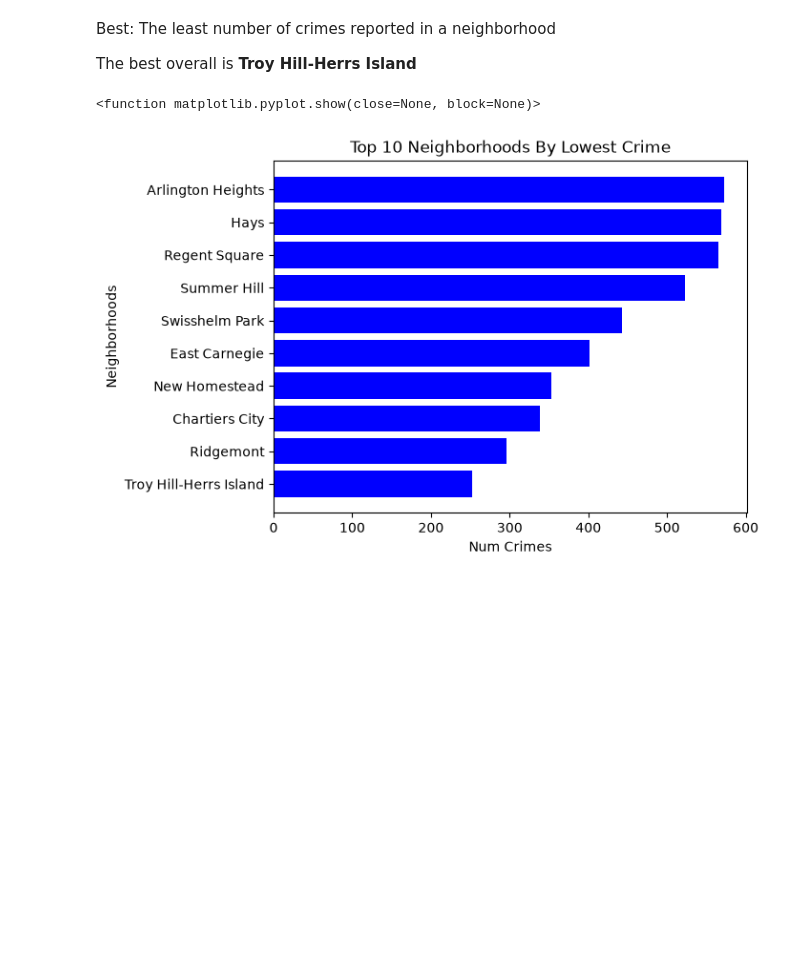
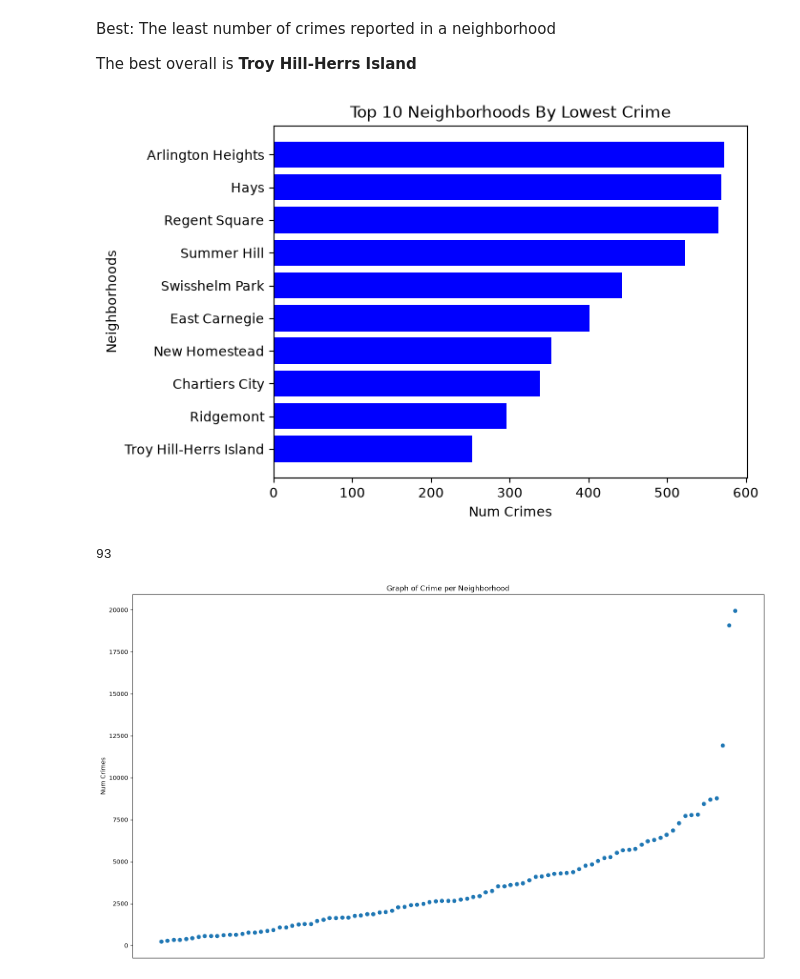
Before and after one commit to esaywitz/CS-0010-Final-Project-Best-Neighborhood, a Jupyter notebook: Crime-Christopher-Lattari.ipynb, the cells around one changed output. Drawn from its saved outputs; the diff is of its cells as text; code cells hidden in the pictures; blank space fills up the shorter version.

Commit message:
began to add plot for entire dataset

```diff
--- a/Crime-Christopher-Lattari.ipynb
+++ b/Crime-Christopher-Lattari.ipynb
@@ -72,7 +73,28 @@ plt.barh(neighborhoods,values, color='blue')
 plt.xlabel('Num Crimes')
 plt.ylabel('Neighborhoods')
 plt.title('Top 10 Neighborhoods By Lowest Crime')
-plt.show
+plt.show()
 # %% [output]
-<function matplotlib.pyplot.show(close=None, block=None)>
 [figure]
+# %%
+x= []
+allNeighborhoods=[]
+i=0
+while i<len(numCrimeList):
+    x.append(i)
+    allNeighborhoods.append(crimePerNeighborhood[numCrimeList[i]])
+    i+=1
+
+y=numCrimeList
+print(len(numCrimeList))
+
+plt.figure(figsize=(19,11))
+plt.scatter(x,y)
+plt.ylabel('Num Crimes')
+plt.title('Graph of Crime per Neighborhood')
+plt.gca().xaxis.set_visible(False)
+
+plt.show()
+# %% [output]
+93
+[figure, added]
```
Also changed, not shown: parts of 1 cell of this notebook, 1 other file.
